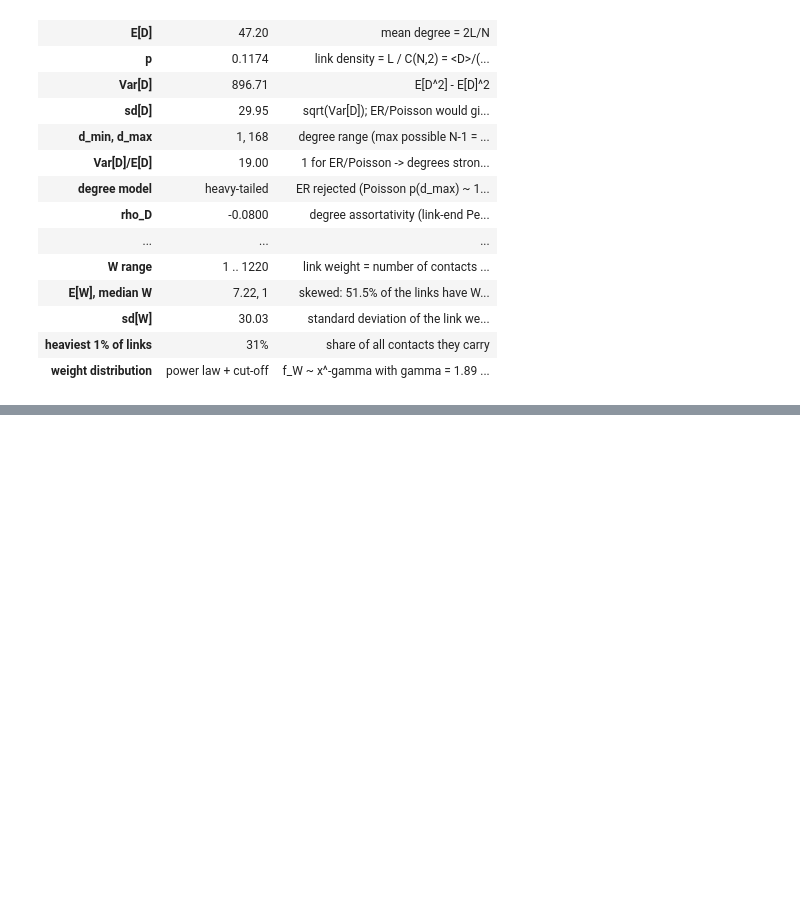
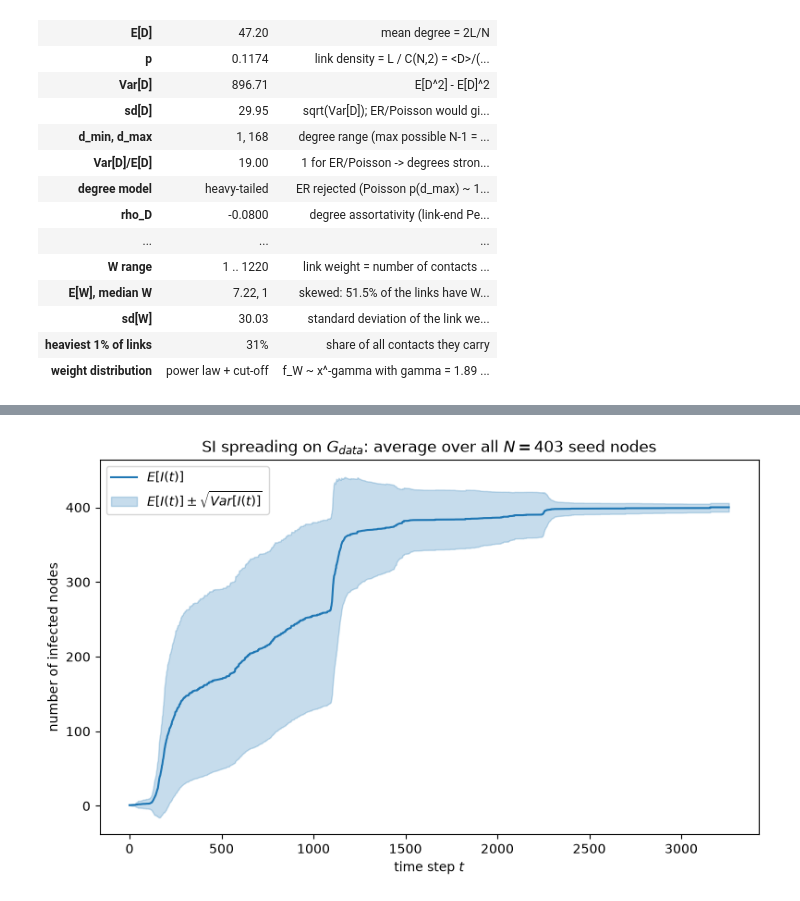
Before and after one commit to andrei00001111/ComplexAss, a Jupyter notebook: assignment.ipynb, the cells around one changed output, grey strips where cells are left out. Cells and saved outputs as stored; diff of their text form; code cells hidden in the pictures; blank space fills up the shorter version.

Commit message:
part b: q8 + parts of q9

```diff
--- a/assignment.ipynb
+++ b/assignment.ipynb
@@ -979,0 +999,29 @@ with pd.option_context("display.max_colwidth", None):
+# %%
+# Load the temporal network G_data
+DATA_FILE_B = "G_data.xlsx"
+search_dirs = [Path.cwd()]
+nb_file = globals().get("__vsc_ipynb_file__") or globals().get("__file__")
+if nb_file:
+    search_dirs.insert(0, Path(nb_file).resolve().parent)
+for directory in search_dirs:
+    candidate = directory / DATA_FILE_B
+    if candidate.is_file():
+        data_path_B = candidate
+        break
+else:
+    raise FileNotFoundError(f"Could not find {DATA_FILE_B}")
+
+df_B = pd.read_excel(data_path_B)
+u_raw = df_B["node1"].to_numpy()
+v_raw = df_B["node2"].to_numpy()
+t_raw = df_B["timestamp"].to_numpy()
+
+nodes_B = np.union1d(u_raw, v_raw)
+N_B = nodes_B.size
+node_index_B = pd.Series(np.arange(N_B), index=nodes_B)
+ia = node_index_B.loc[u_raw].to_numpy()
+ib = node_index_B.loc[v_raw].to_numpy()
+T = int(t_raw.max())
+
+print(f"N = {N_B} nodes, {len(df_B):,} temporal contacts, T = {T} time steps")
+assert N_B == N, "sanity check: same node set as the aggregated network in Part A"
@@ -979,0 +1103,16 @@ with pd.option_context("display.max_colwidth", None):
+# %%
+# we also plot a smoother curve to visualise the spread
+fig, ax = plt.subplots(figsize=(8, 5))
+tt_axis = np.arange(T + 1)
+ax.plot(tt_axis, E_I, color="C0", lw=1.5, label=r"$E[I(t)]$")
+ax.fill_between(tt_axis, E_I - Sd_I, E_I + Sd_I, color="C0", alpha=0.25,
+                 label=r"$E[I(t)] \pm \sqrt{Var[I(t)]}$")
+ax.set_xlabel("time step $t$")
+ax.set_ylabel("number of infected nodes")
+ax.set_title(r"SI spreading on $G_{data}$: average over all $N=403$ seed nodes")
+ax.legend()
+fig.tight_layout()
+fig.savefig("q8_spreading1.png", dpi=130)
+plt.show()
+# %% [output]
+[figure, added]
```
Also changed, not shown: parts of 20 cells of this notebook.
